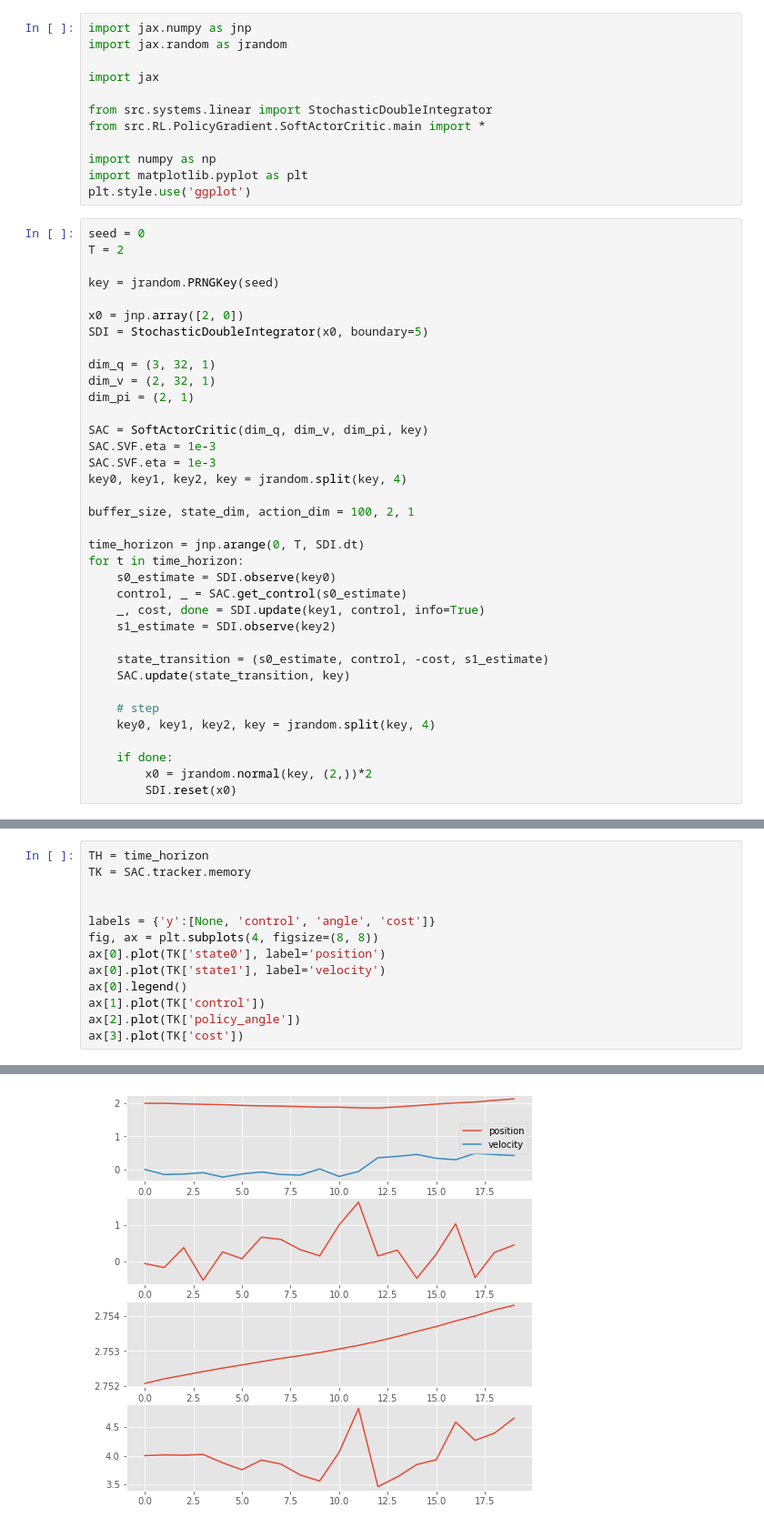
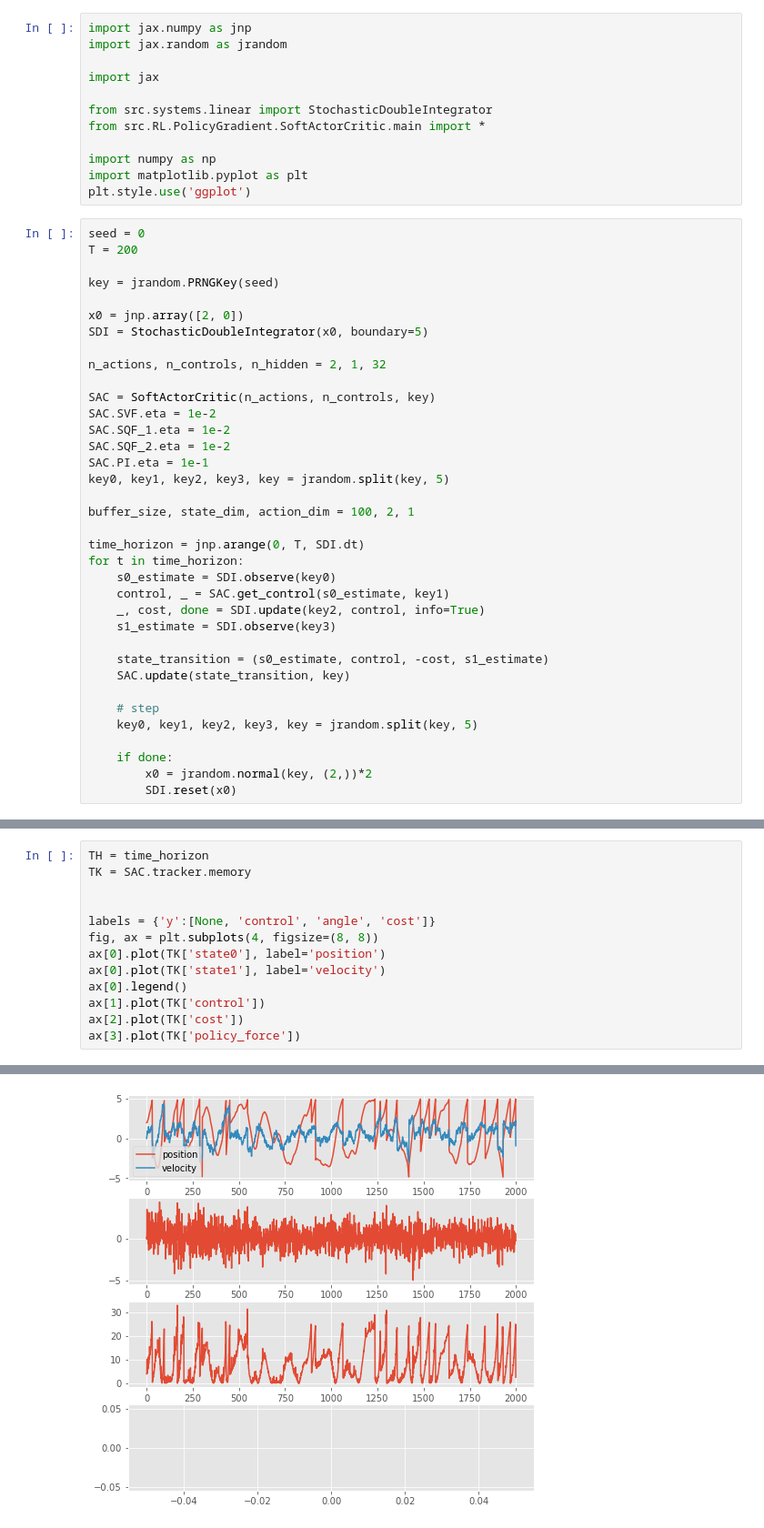
Before and after one commit to JopNiessen/DualControl, a Jupyter notebook: SAC_Equinox.ipynb, the cells around one changed output, grey strips where cells are left out. Shown at 91% size. Saved outputs shown, nothing was run; the diff lists cells and outputs as text.

```diff
--- a/SAC_Equinox.ipynb
+++ b/SAC_Equinox.ipynb
@@ -17,36 +17,36 @@ import matplotlib.pyplot as plt
 plt.style.use('ggplot')
 # %%
 seed = 0
-T = 2
+T = 200
 
 key = jrandom.PRNGKey(seed)
 
 x0 = jnp.array([2, 0])
 SDI = StochasticDoubleIntegrator(x0, boundary=5)
 
-dim_q = (3, 32, 1)
-dim_v = (2, 32, 1)
-dim_pi = (2, 1)
+n_actions, n_controls, n_hidden = 2, 1, 32
 
-SAC = SoftActorCritic(dim_q, dim_v, dim_pi, key)
-SAC.SVF.eta = 1e-3
-SAC.SVF.eta = 1e-3
-key0, key1, key2, key = jrandom.split(key, 4)
+SAC = SoftActorCritic(n_actions, n_controls, key)
+SAC.SVF.eta = 1e-2
+SAC.SQF_1.eta = 1e-2
+SAC.SQF_2.eta = 1e-2
+SAC.PI.eta = 1e-1
+key0, key1, key2, key3, key = jrandom.split(key, 5)
 
 buffer_size, state_dim, action_dim = 100, 2, 1
 
 time_horizon = jnp.arange(0, T, SDI.dt)
 for t in time_horizon:
     s0_estimate = SDI.observe(key0)
-    control, _ = SAC.get_control(s0_estimate)
-    _, cost, done = SDI.update(key1, control, info=True)
-    s1_estimate = SDI.observe(key2)
+    control, _ = SAC.get_control(s0_estimate, key1)
+    _, cost, done = SDI.update(key2, control, info=True)
+    s1_estimate = SDI.observe(key3)
 
     state_transition = (s0_estimate, control, -cost, s1_estimate)
     SAC.update(state_transition, key)
 
     # step
-    key0, key1, key2, key = jrandom.split(key, 4)
+    key0, key1, key2, key3, key = jrandom.split(key, 5)
 
     if done:
         x0 = jrandom.normal(key, (2,))*2
@@ -58,19 +61,19 @@ WARNING:jax._src.lib.xla_bridge:No GPU/TPU found, falling back to CPU. (Set TF_C
 # %%
 TH = time_horizon
 TK = SAC.tracker.memory
 
 
 labels = {'y':[None, 'control', 'angle', 'cost']}
 fig, ax = plt.subplots(4, figsize=(8, 8))
 ax[0].plot(TK['state0'], label='position')
 ax[0].plot(TK['state1'], label='velocity')
 ax[0].legend()
 ax[1].plot(TK['control'])
-ax[2].plot(TK['policy_angle'])
-ax[3].plot(TK['cost'])
+ax[2].plot(TK['cost'])
+ax[3].plot(TK['policy_force'])
 # %% [output]
 [<matplotlib.lines.Line2D at 0x...>]
-[figure, old version]
+[figure, new version]
 # %%
 from matplotlib import cm
 n=10
```
Also changed, not shown: parts of 5 cells of this notebook, 5 other files.
